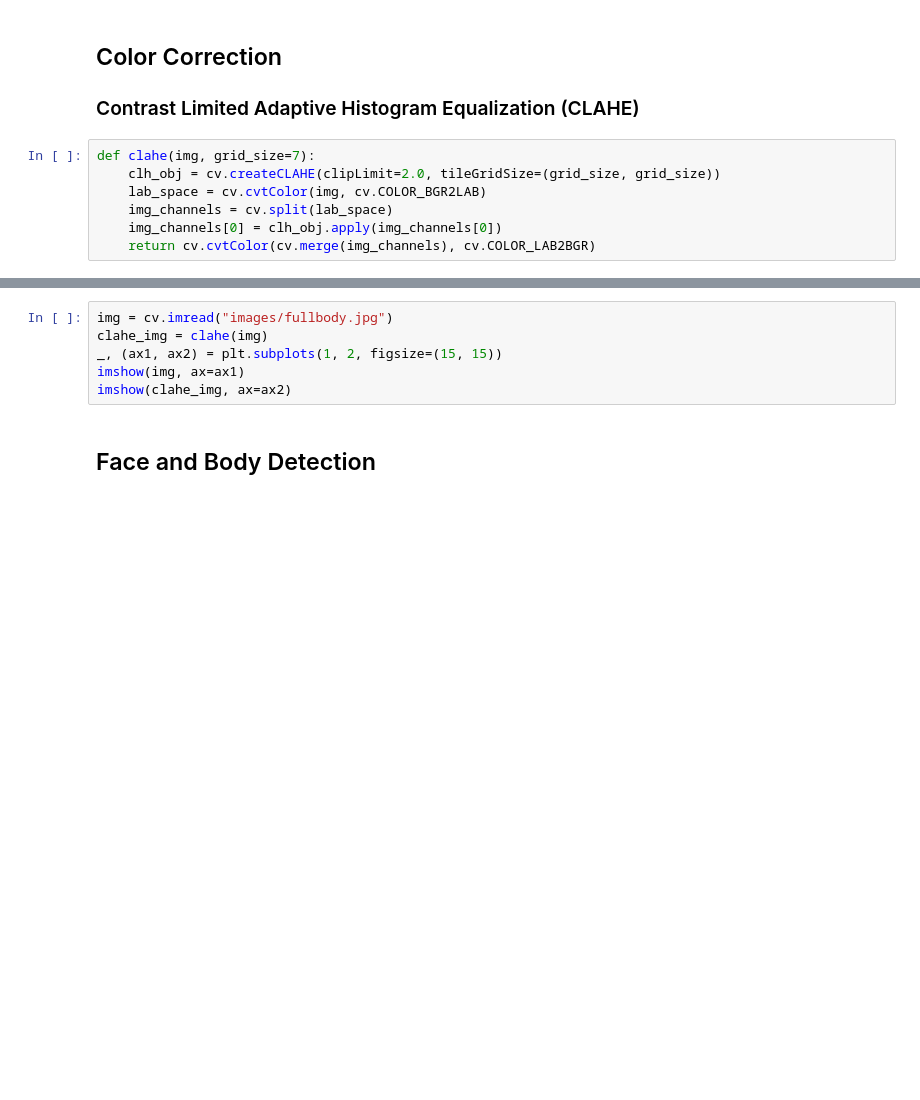
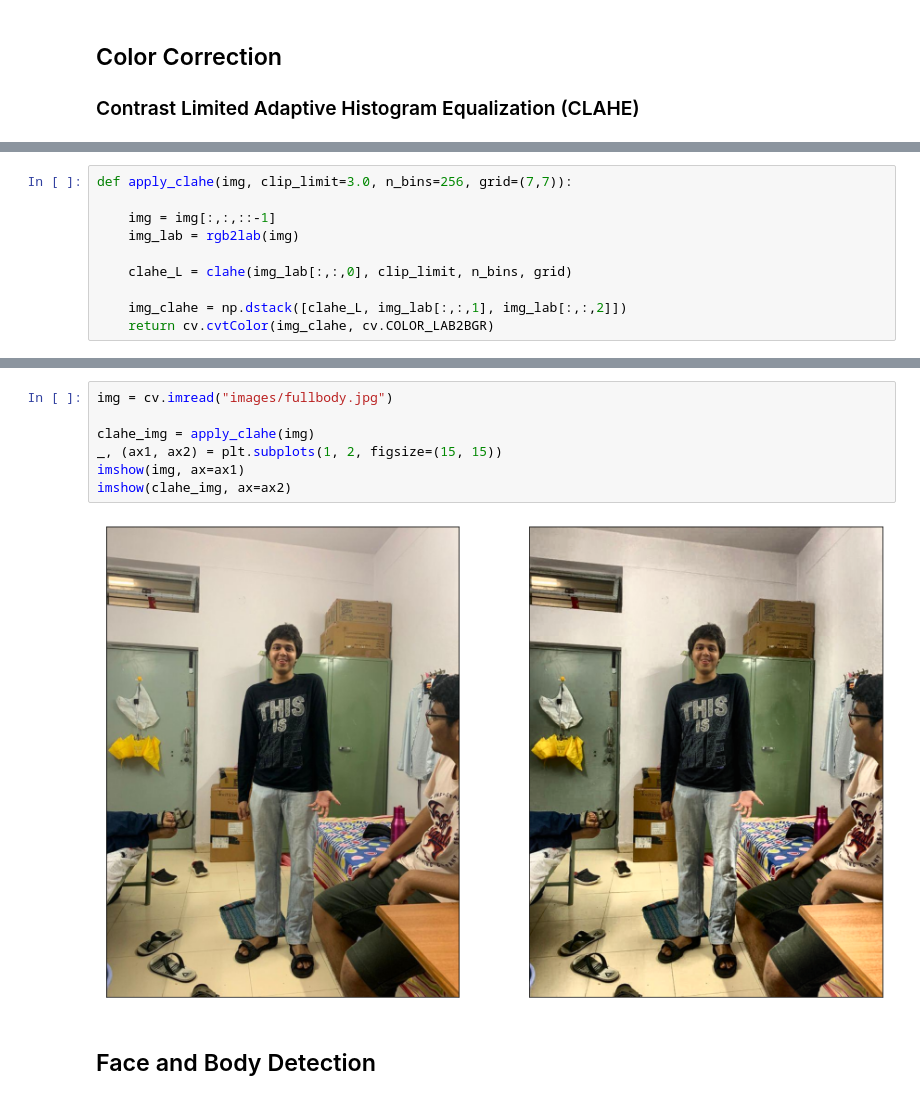
Before and after one commit to yoogottamk/Intelligent-Image-Composition, a Jupyter notebook: misc/misc.ipynb, the cells around one changed output, grey strips where cells are left out. Drawn from its saved outputs; the diff is of its cells as text; blank space fills up the shorter version.

Commit message:
color correction properly complete

```diff
--- a/misc/misc.ipynb
+++ b/misc/misc.ipynb
@@ -39,10 +88,3 @@ def imshow(img, ax=None, vmin=None, vmax=None, figsize=(7, 7), external=False, t
 ## Color Correction
 
 ### Contrast Limited Adaptive Histogram Equalization (CLAHE)
-# %%
-def clahe(img, grid_size=7):
-    clh_obj = cv.createCLAHE(clipLimit=2.0, tileGridSize=(grid_size, grid_size))
-    lab_space = cv.cvtColor(img, cv.COLOR_BGR2LAB)
-    img_channels = cv.split(lab_space)
-    img_channels[0] = clh_obj.apply(img_channels[0])
-    return cv.cvtColor(cv.merge(img_channels), cv.COLOR_LAB2BGR)
@@ -48,0 +264,10 @@ def clahe(img, grid_size=7):
+# %%
+def apply_clahe(img, clip_limit=3.0, n_bins=256, grid=(7,7)):
+
+    img = img[:,:,::-1]
+    img_lab = rgb2lab(img)
+
+    clahe_L = clahe(img_lab[:,:,0], clip_limit, n_bins, grid)
+
+    img_clahe = np.dstack([clahe_L, img_lab[:,:,1], img_lab[:,:,2]])
+    return cv.cvtColor(img_clahe, cv.COLOR_LAB2BGR)
@@ -49,9 +289,12 @@ def clahe(img, grid_size=7):
 # %%
 img = cv.imread("images/fullbody.jpg")
-clahe_img = clahe(img)
+
+clahe_img = apply_clahe(img)
 _, (ax1, ax2) = plt.subplots(1, 2, figsize=(15, 15))
 imshow(img, ax=ax1)
 imshow(clahe_img, ax=ax2)
+# %% [output]
+[figure, added]
 # %% [markdown]
 ## Face and Body Detection
 # %%
```
Also changed, not shown: parts of 4 cells of this notebook.
